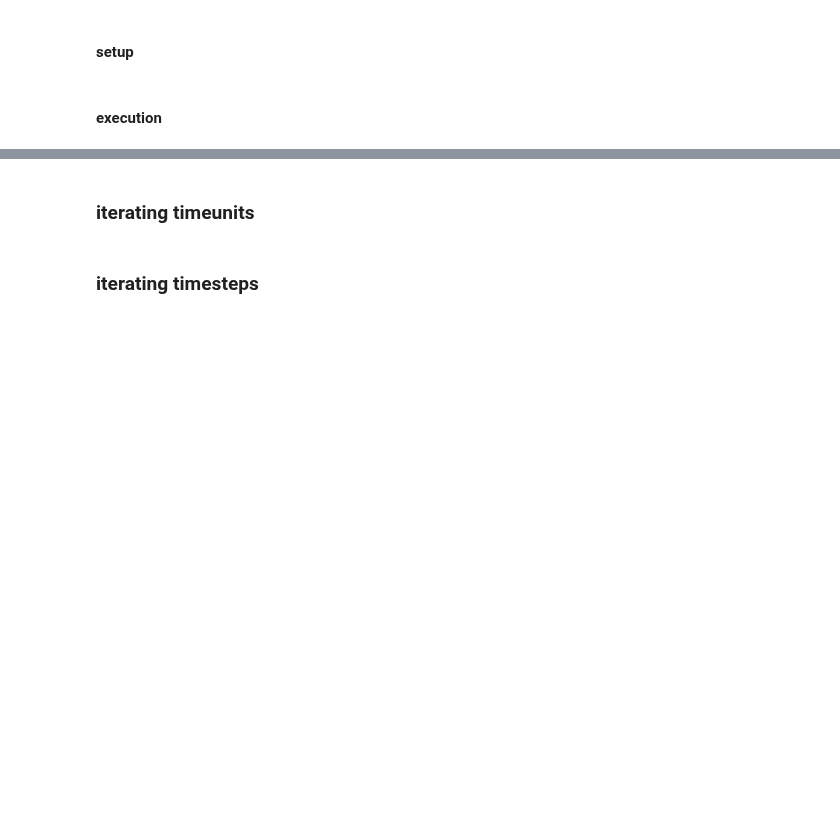
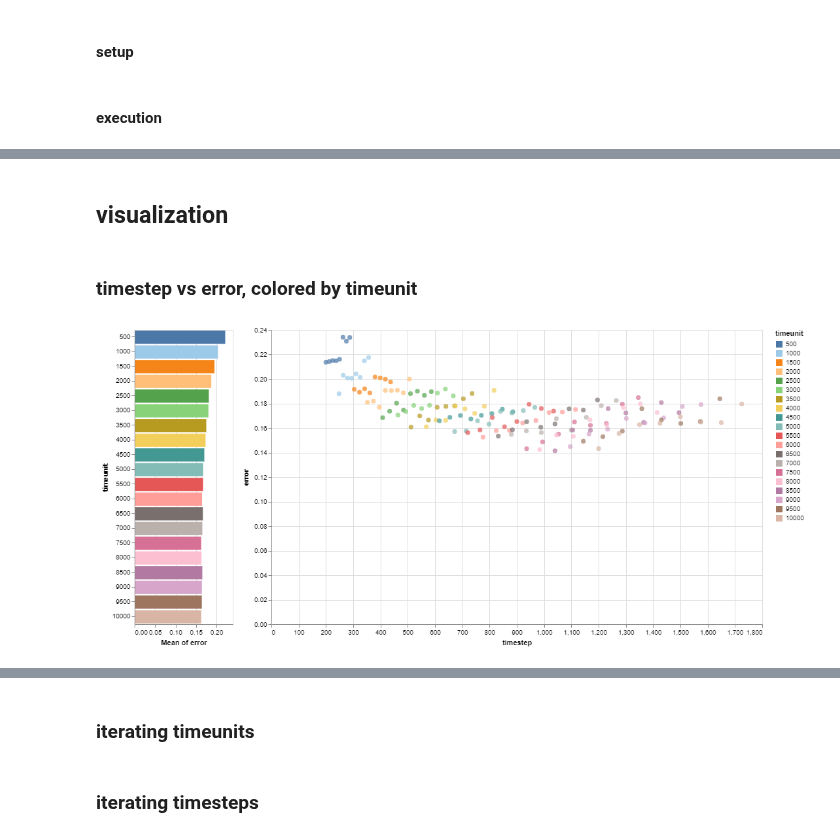
Before and after one commit to tjbergst/data-parsing, a Jupyter notebook: occupancy-prediction.ipynb, the cells around one changed output, grey strips where cells are left out. Cells and saved outputs as stored; diff of their text form; code cells hidden in the pictures; blank space fills up the shorter version.

Commit message:
computed error metric for all combinations of timestep and timeunit, created interactive visualization

```diff
--- a/occupancy-prediction.ipynb
+++ b/occupancy-prediction.ipynb
@@ -561,0 +599,16 @@ mean difference by timestep:
+# %%
+error_df = (
+    full_comp_df
+    [['timeunit','timestep']]
+    .drop_duplicates()
+    .assign(
+        error = [
+            subframe.query('Diff > 0').shape[0] / subframe.shape[0]
+            for _, subframe
+            in full_comp_df.groupby(['timeunit','timestep'])
+        ]
+    )
+    .round(4)
+)
+
+error_df.head()
@@ -561,0 +622,57 @@ mean difference by timestep:
+# %% [markdown]
+## visualization
+# %% [markdown]
+### timestep vs error, colored by timeunit
+# %%
+sel_timeunit = alt.selection_multi(encodings=['y'])
+
+bar_chart = alt.Chart(
+    error_df,
+    height=450,
+    width=150
+).mark_bar(
+).encode(
+    alt.X('mean(error):Q'),
+    alt.Y('timeunit:N'),
+    color = alt.condition(
+        sel_timeunit,
+        'timeunit:N',
+        alt.value('#96989b'),
+        scale=alt.Scale(scheme='tableau20'),
+        legend=alt.Legend(title='timeunit')
+    ),
+).add_selection(
+    sel_timeunit
+)
+
+scatter = alt.Chart(
+    error_df,
+    height=450,
+    width=750
+).mark_circle(
+    size=50
+).transform_filter(
+    sel_timeunit
+).encode(
+    alt.X('timestep:Q'),
+    alt.Y('error:Q'),
+    color=alt.Color(
+        'timeunit:N',
+        scale=alt.Scale(scheme='tableau20')
+    ),
+    tooltip=[
+        alt.Tooltip('timeunit:N'),
+        alt.Tooltip('timestep:N'),
+        alt.Tooltip('error:Q'),
+    ]
+)
+
+main_chart = alt.hconcat(
+    bar_chart,
+    scatter,
+    background='#ffffff'
+)
+
+display(main_chart)
+# %% [output]
+[figure, added]
```
Also changed, not shown: parts of 10 cells of this notebook.
